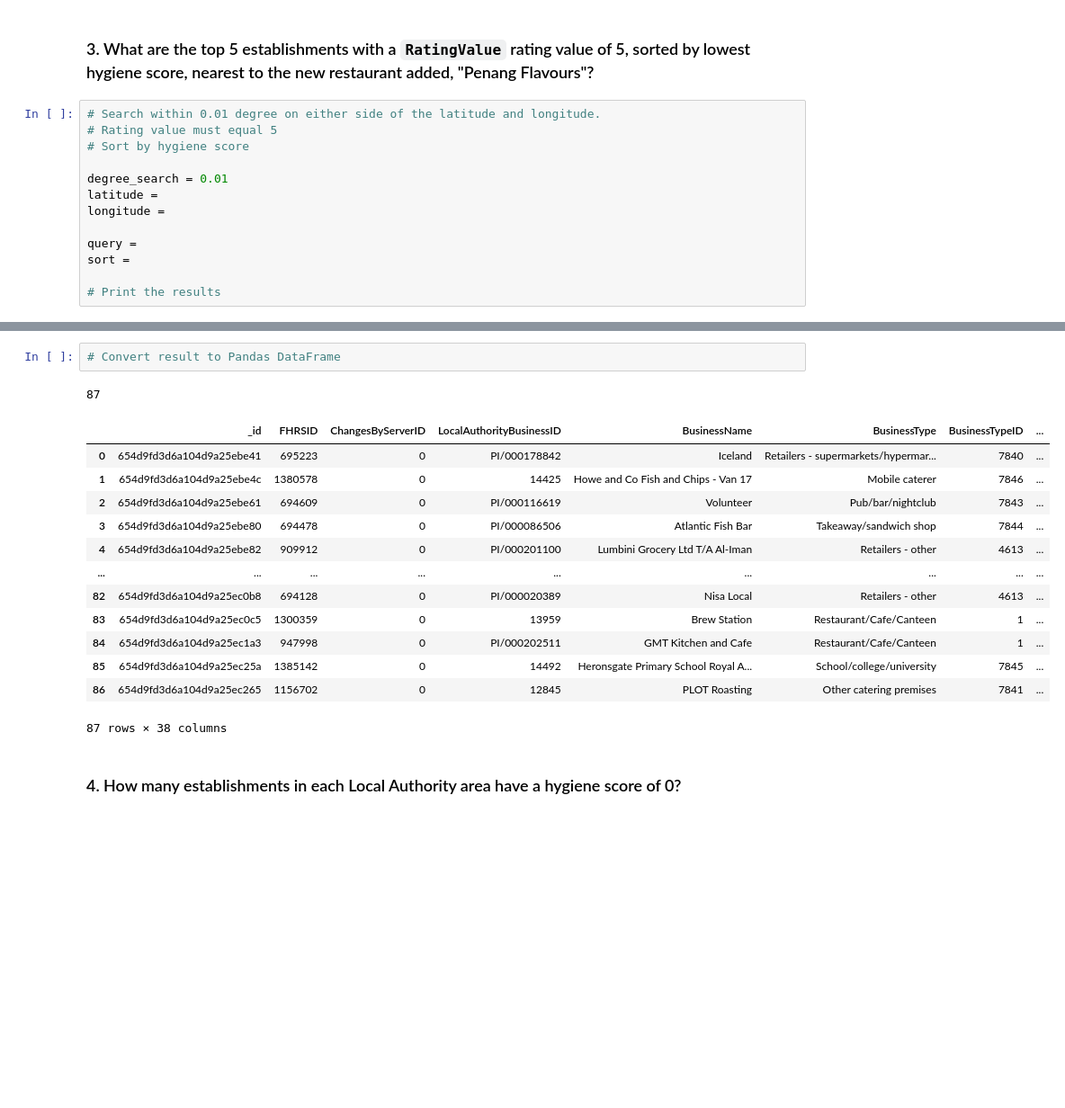
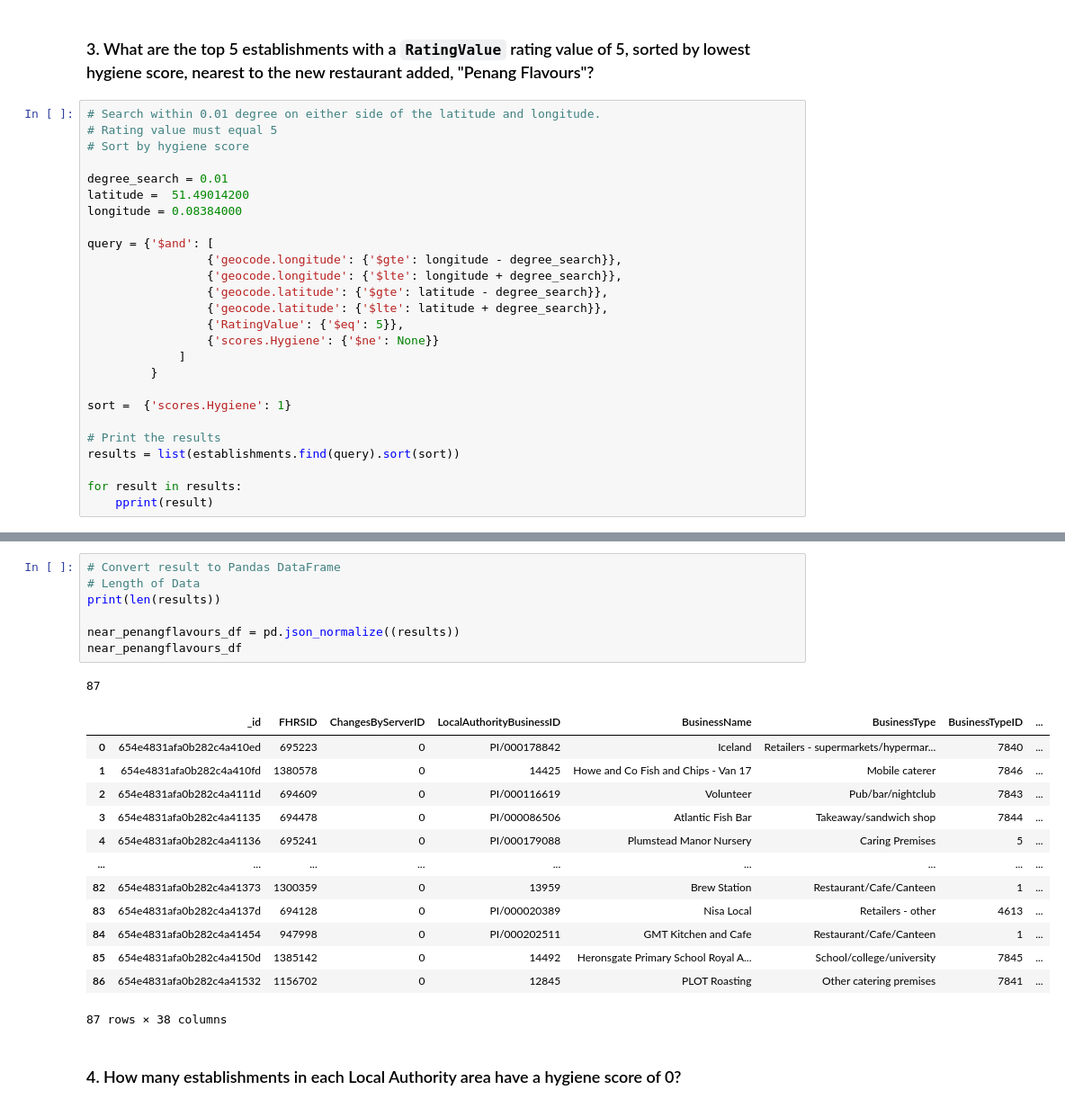
Before and after one commit to anderoos/CU-12-noSQL-challenge, a Jupyter notebook: NoSQL_analysis_starter.ipynb, the cells around one changed output, grey strips where cells are left out. Shown: that part at 90% size. Drawn from its saved outputs; the diff is of its cells as text; blank space fills up the shorter version.

```diff
--- a/NoSQL_analysis_starter.ipynb
+++ b/NoSQL_analysis_starter.ipynb
@@ -142,11 +155,24 @@ df.head()
 # Sort by hygiene score
 
 degree_search = 0.01
-latitude =
-longitude =
+latitude =  51.49014200
+longitude = 0.08384000
 
-query =
-sort =
+query = {'$and': [
+                 {'geocode.longitude': {'$gte': longitude - degree_search}},
+                 {'geocode.longitude': {'$lte': longitude + degree_search}},
+                 {'geocode.latitude': {'$gte': latitude - degree_search}},
+                 {'geocode.latitude': {'$lte': latitude + degree_search}},
+                 {'RatingValue': {'$eq': 5}},
+                 {'scores.Hygiene': {'$ne': None}}
+             ]
+         }
+
+sort =  {'scores.Hygiene': 1}
 
 # Print the results
+results = list(establishments.find(query).sort(sort))
+
+for result in results:
+    pprint(result)
 # %% [output]
@@ -169,20 +195,25 @@ sort =
  'scores': {'ConfidenceInManagement': 5, 'Hygiene': 5, 'Structural': 5}}
 # %%
 # Convert result to Pandas DataFrame
+# Length of Data
+print(len(results))
+
+near_penangflavours_df = pd.json_normalize((results))
+near_penangflavours_df
 # %% [output]
 87
 |  | _id | FHRSID | ChangesByServerID | LocalAuthorityBusinessID | BusinessName | BusinessType | BusinessTypeID | ... |
-| 0 | 654d9fd3d6a104d9a25ebe41 | 695223 | 0 | PI/000178842 | Iceland | Retailers - supermarkets/hypermar... | 7840 | ... |
-| 1 | 654d9fd3d6a104d9a25ebe4c | 1380578 | 0 | 14425 | Howe and Co Fish and Chips - Van 17 | Mobile caterer | 7846 | ... |
-| 2 | 654d9fd3d6a104d9a25ebe61 | 694609 | 0 | PI/000116619 | Volunteer | Pub/bar/nightclub | 7843 | ... |
-| 3 | 654d9fd3d6a104d9a25ebe80 | 694478 | 0 | PI/000086506 | Atlantic Fish Bar | Takeaway/sandwich shop | 7844 | ... |
-| 4 | 654d9fd3d6a104d9a25ebe82 | 909912 | 0 | PI/000201100 | Lumbini Grocery Ltd T/A Al-Iman | Retailers - other | 4613 | ... |
+| 0 | 654e4831afa0b282c4a410ed | 695223 | 0 | PI/000178842 | Iceland | Retailers - supermarkets/hypermar... | 7840 | ... |
+| 1 | 654e4831afa0b282c4a410fd | 1380578 | 0 | 14425 | Howe and Co Fish and Chips - Van 17 | Mobile caterer | 7846 | ... |
+| 2 | 654e4831afa0b282c4a4111d | 694609 | 0 | PI/000116619 | Volunteer | Pub/bar/nightclub | 7843 | ... |
+| 3 | 654e4831afa0b282c4a41135 | 694478 | 0 | PI/000086506 | Atlantic Fish Bar | Takeaway/sandwich shop | 7844 | ... |
+| 4 | 654e4831afa0b282c4a41136 | 695241 | 0 | PI/000179088 | Plumstead Manor Nursery | Caring Premises | 5 | ... |
 | ... | ... | ... | ... | ... | ... | ... | ... | ... |
-| 82 | 654d9fd3d6a104d9a25ec0b8 | 694128 | 0 | PI/000020389 | Nisa Local | Retailers - other | 4613 | ... |
-| 83 | 654d9fd3d6a104d9a25ec0c5 | 1300359 | 0 | 13959 | Brew Station | Restaurant/Cafe/Canteen | 1 | ... |
-| 84 | 654d9fd3d6a104d9a25ec1a3 | 947998 | 0 | PI/000202511 | GMT Kitchen and Cafe | Restaurant/Cafe/Canteen | 1 | ... |
-| 85 | 654d9fd3d6a104d9a25ec25a | 1385142 | 0 | 14492 | Heronsgate Primary School Royal A... | School/college/university | 7845 | ... |
-| 86 | 654d9fd3d6a104d9a25ec265 | 1156702 | 0 | 12845 | PLOT Roasting | Other catering premises | 7841 | ... |
+| 82 | 654e4831afa0b282c4a41373 | 1300359 | 0 | 13959 | Brew Station | Restaurant/Cafe/Canteen | 1 | ... |
+| 83 | 654e4831afa0b282c4a4137d | 694128 | 0 | PI/000020389 | Nisa Local | Retailers - other | 4613 | ... |
+| 84 | 654e4831afa0b282c4a41454 | 947998 | 0 | PI/000202511 | GMT Kitchen and Cafe | Restaurant/Cafe/Canteen | 1 | ... |
+| 85 | 654e4831afa0b282c4a4150d | 1385142 | 0 | 14492 | Heronsgate Primary School Royal A... | School/college/university | 7845 | ... |
+| 86 | 654e4831afa0b282c4a41532 | 1156702 | 0 | 12845 | PLOT Roasting | Other catering premises | 7841 | ... |
 87 rows × 38 columns
 # %% [markdown]
 ### 4. How many establishments in each Local Authority area have a hygiene score of 0?
```
Also changed, not shown: parts of 7 cells of this notebook, 1 other file.
